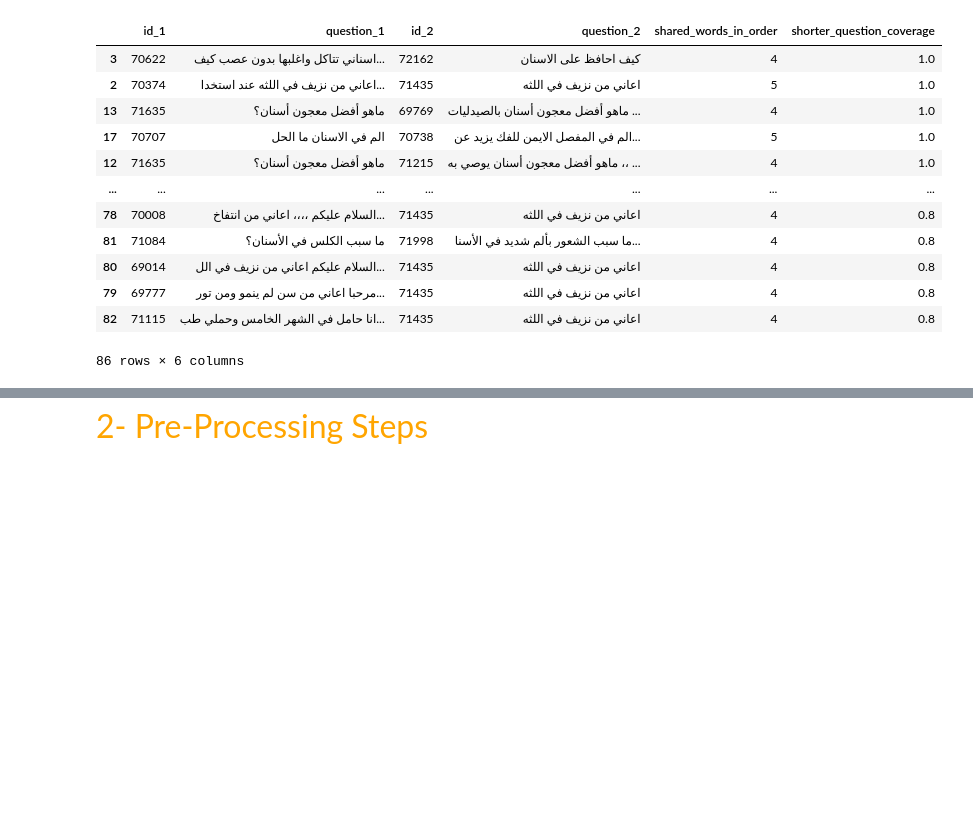
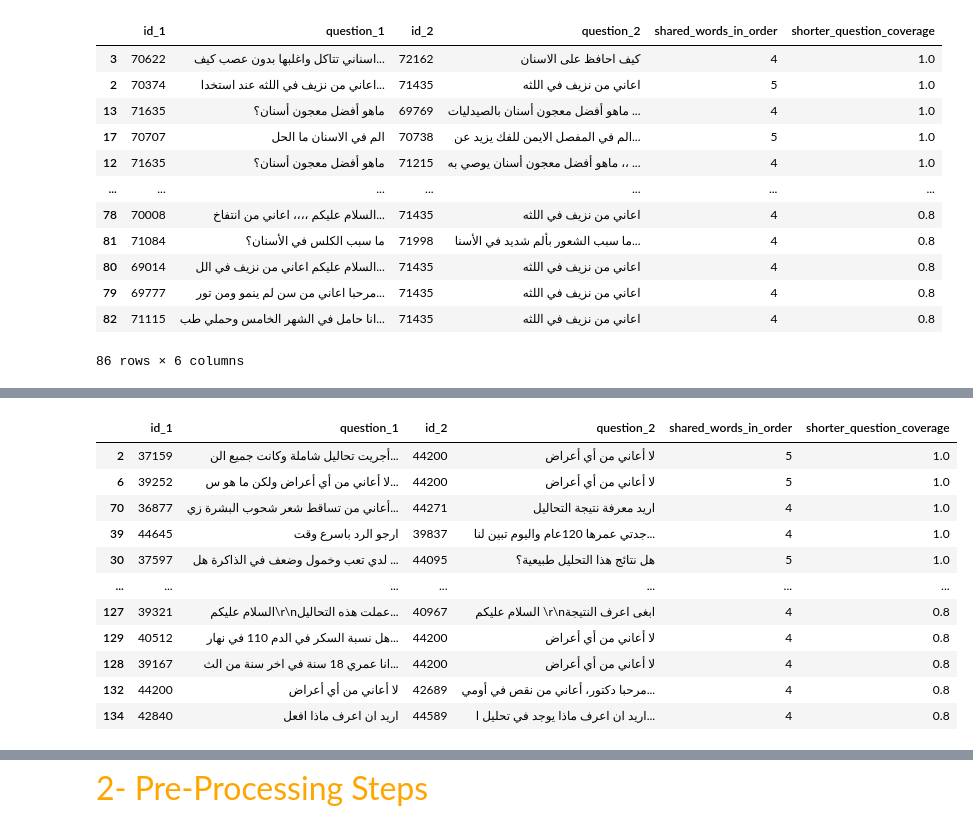
Before and after one commit to MuNoRam/NLP-HomeWork1, a Jupyter notebook: HW-1/Code PlayGround.ipynb, the cells around one changed output, grey strips where cells are left out. Saved outputs shown, nothing was run; the diff lists cells and outputs as text; code cells hidden in the pictures; blank space fills up the shorter version.

```diff
--- a/HW-1/Code PlayGround.ipynb
+++ b/HW-1/Code PlayGround.ipynb
@@ -1009,0 +1342,95 @@ display(similar_questions)
+# %%
+category_name = "الطب العام"  #  تنفسي - دم - أطفال - أسنان - عيون - جلدية - عام - نسائية - غدد - ضغط
+threshold = 0.80
+min_shared_words = 4
+
+def question_words(text):
+    text = str(text).strip().lower()
+
+    # Replace common punctuation with spaces
+    for char in ".,،؛:!?؟()[]{}\"'ـ":
+        text = text.replace(char, " ")
+
+    return text.split()
+
+
+def longest_common_subsequence_length(words1, words2):
+    previous = [0] * (len(words2) + 1)
+
+    for word1 in words1:
+        current = [0]
+        for j, word2 in enumerate(words2, start=1):
+            if word1 == word2:
+                current.append(previous[j - 1] + 1)
+            else:
+                current.append(max(previous[j], current[-1]))
+        previous = current
+
+    return previous[-1]
+
+
+subset = train_df.loc[
+    train_df["category"].eq(category_name),
+    ["id", "question"]
+].dropna(subset=["question"]).reset_index(drop=True)
+ids = subset["id"].tolist()
+raw_questions = subset["question"].tolist()
+words = [question_words(q) for q in subset["question"]]
+word_sets = [set(w) for w in words]
+lengths = [len(w) for w in words]
+
+matches = []
+n = len(ids)
+
+for i in range(n):
+    len_i = lengths[i]
+    if len_i < min_shared_words:
+        continue
+    words_i = words[i]
+    set_i = word_sets[i]
+
+    for j in range(i + 1, n):
+        len_j = lengths[j]
+        if len_j < min_shared_words:
+            continue
+
+        shorter_length = len_i if len_i < len_j else len_j
+        required_shared = max(min_shared_words, int(threshold * shorter_length))
+
+        # 2. Fast upper-bound filter: unordered set intersection must meet required_shared
+        if len(set_i & word_sets[j]) < required_shared:
+            continue
+
+        # 3. Only run expensive LCS on the tiny fraction of pairs that pass the filter
+        shared_in_order = longest_common_subsequence_length(words_i, words[j])
+        shorter_coverage = shared_in_order / shorter_length
+
+        if shared_in_order >= min_shared_words and shorter_coverage >= threshold:
+            matches.append({
+                "id_1": ids[i],
+                "question_1": raw_questions[i],
+                "id_2": ids[j],
+                "question_2": raw_questions[j],
+                "shared_words_in_order": shared_in_order,
+                "shorter_question_coverage": round(shorter_coverage, 3),
+            })
+
+similar_questions = pd.DataFrame(matches).sort_values(
+    "shorter_question_coverage",
+    ascending=False
+)
+
+display(similar_questions)
+# %% [output]
+|  | id_1 | question_1 | id_2 | question_2 | shared_words_in_order | shorter_question_coverage |
+| 2 | 37159 | أجريت تحاليل شاملة وكانت جميع الن... | 44200 | لا أعاني من أي أعراض | 5 | 1.0 |
+| 6 | 39252 | لا أعاني من أي أعراض ولكن ما هو س... | 44200 | لا أعاني من أي أعراض | 5 | 1.0 |
+| 70 | 36877 | أعاني من تساقط شعر شحوب البشرة زي... | 44271 | اريد معرفة نتيجة التحاليل | 4 | 1.0 |
+| 39 | 44645 | ارجو الرد باسرع وقت | 39837 | جدتي عمرها 120عام واليوم تبين لنا... | 4 | 1.0 |
+| 30 | 37597 | لدي تعب وخمول وضعف في الذاكرة هل ... | 44095 | هل نتائج هذا التحليل طبيعية؟ | 5 | 1.0 |
+| ... | ... | ... | ... | ... | ... | ... |
+| 127 | 39321 | السلام عليكم\r\nعملت هذه التحاليل... | 40967 | السلام عليكم \r\nابغى اعرف النتيجة | 4 | 0.8 |
+| 129 | 40512 | هل نسبة السكر في الدم 110 في نهار... | 44200 | لا أعاني من أي أعراض | 4 | 0.8 |
+| 128 | 39167 | انا عمري 18 سنة في اخر سنة من الث... | 44200 | لا أعاني من أي أعراض | 4 | 0.8 |
+| 132 | 44200 | لا أعاني من أي أعراض | 42689 | مرحبا دكتور، أعاني من نقص في أومي... | 4 | 0.8 |
+| 134 | 42840 | اريد ان اعرف ماذا افعل | 44589 | اريد ان اعرف ماذا يوجد في تحليل ا... | 4 | 0.8 |
```
Also changed, not shown: parts of 31 cells of this notebook.
